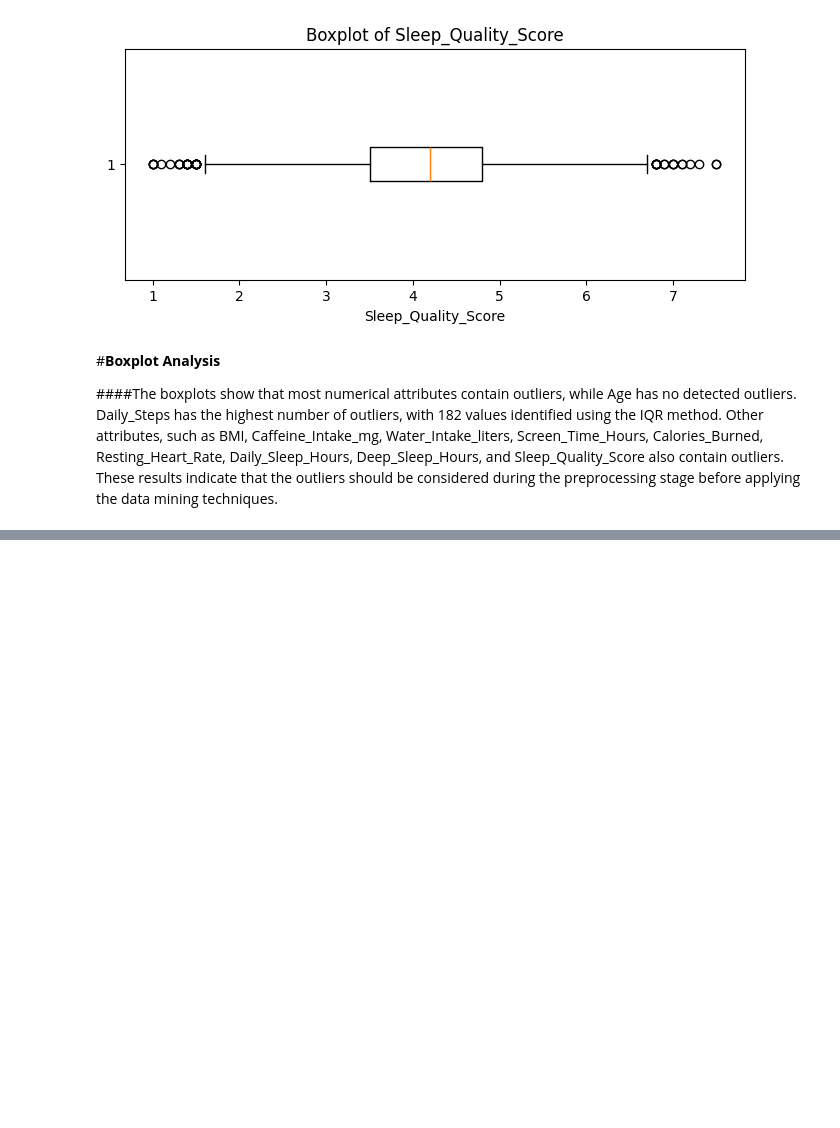
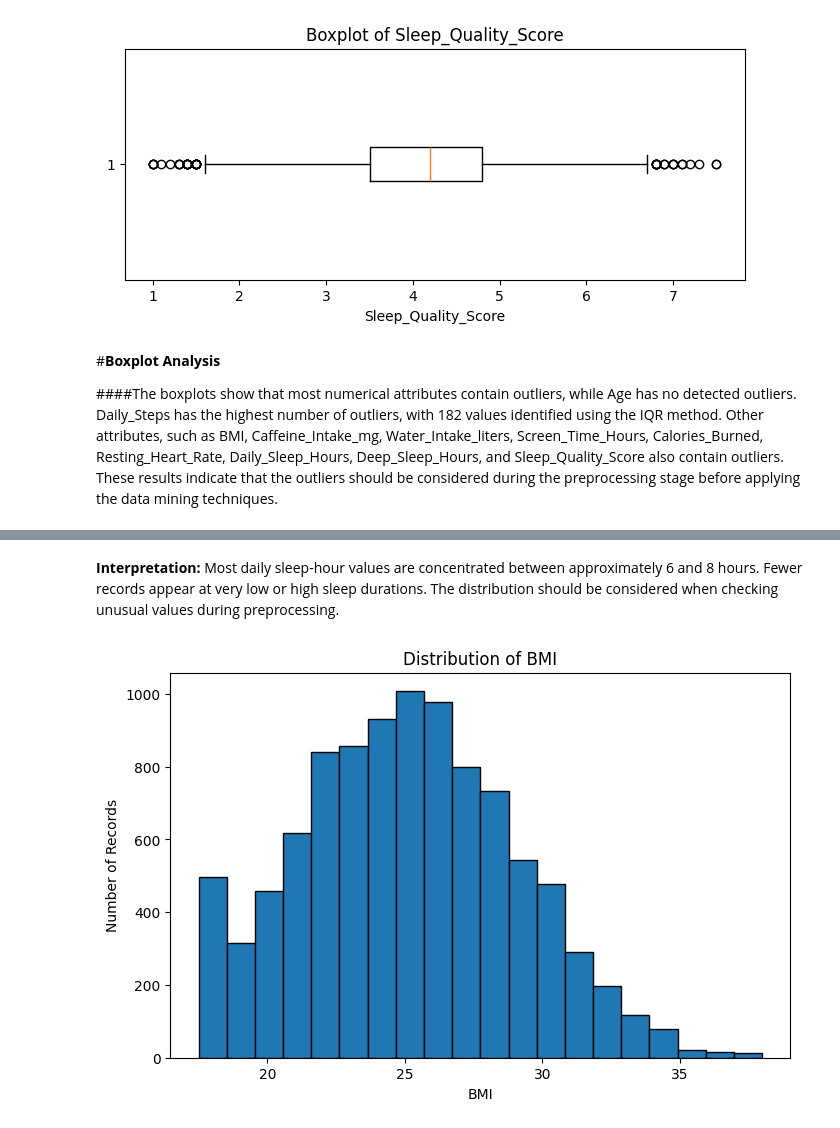
Before and after one commit to hend-22/-IT326-Project, a Jupyter notebook: Reports/Phase2.ipynb, the cells around one changed output, grey strips where cells are left out. Drawn from its saved outputs; the diff is of its cells as text; code cells hidden in the pictures; blank space fills up the shorter version.

```diff
--- a/Reports/Phase2.ipynb
+++ b/Reports/Phase2.ipynb
@@ -103,0 +117,11 @@ for column in numeric_columns:
+# %% [markdown]
+**Interpretation:**  Most daily sleep-hour values are concentrated between approximately 6 and 8 hours. Fewer records appear at very low or high sleep durations. The distribution should be considered when checking unusual values during preprocessing.
+# %%
+plt.figure(figsize=(8, 5))
+plt.hist(df['BMI'].dropna(), bins=20, edgecolor='black')
+plt.title('Distribution of BMI')
+plt.xlabel('BMI')
+plt.ylabel('Number of Records')
+plt.show()
+# %% [output]
+[figure, added]
```
Also changed, not shown: parts of 7 cells of this notebook.
